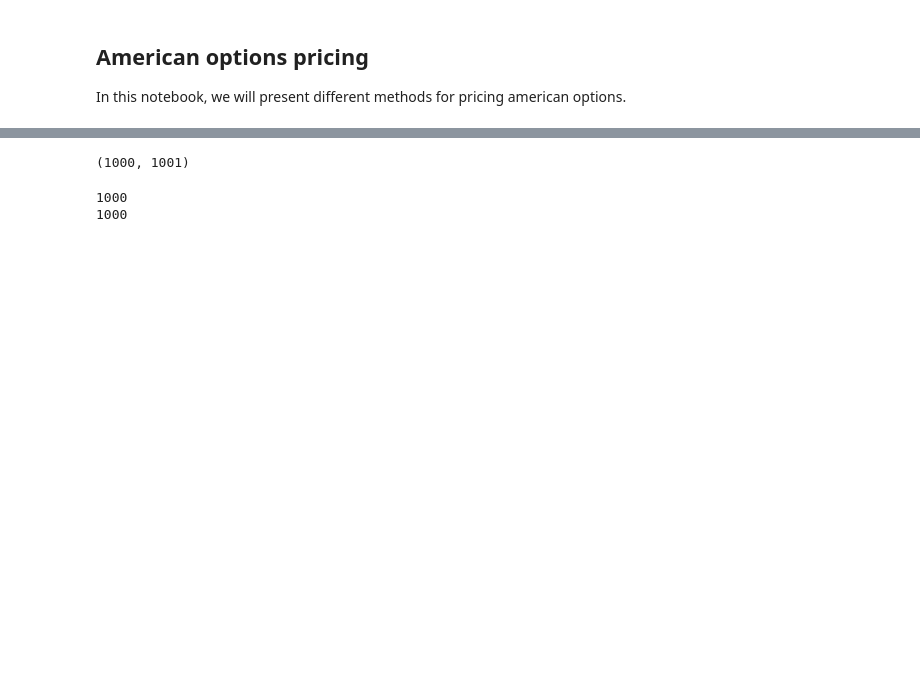
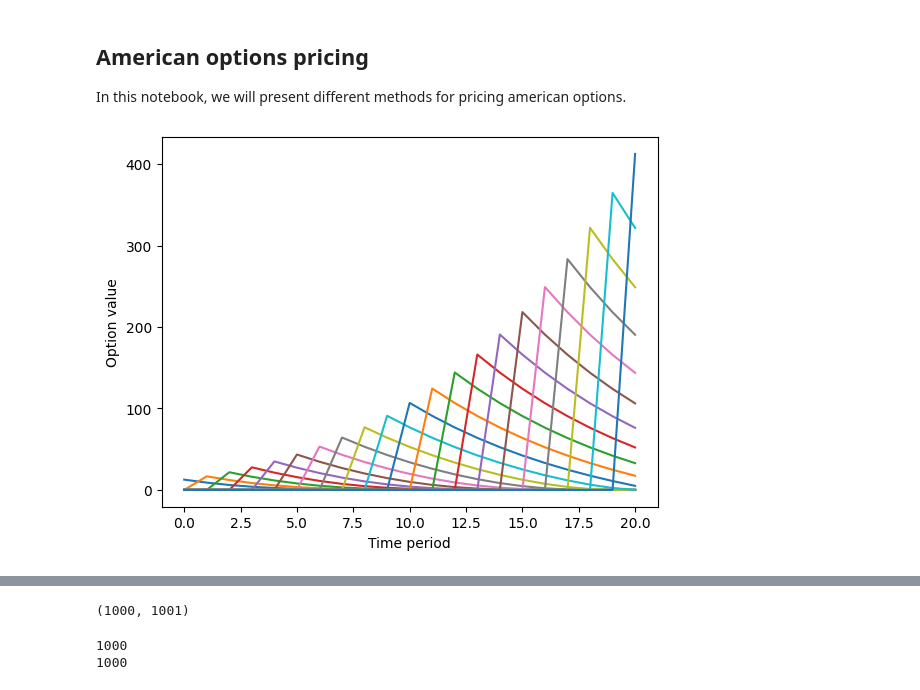
Before and after one commit to Hassen214/American_options, a Jupyter notebook: Code.ipynb, the cells around one changed output, grey strips where cells are left out. Saved outputs shown, nothing was run; the diff lists cells and outputs as text; code cells hidden in the pictures; blank space fills up the shorter version.

```diff
--- a/Code.ipynb
+++ b/Code.ipynb
@@ -23,3 +23,49 @@ class AmericanOptions:
             S.append(S_next)
 
         return np.array(S)  # Convert list to numpy array
+# %%
+import numpy as np
+import matplotlib.pyplot as plt
+
+def binomial_option_values(S, X, r, T, N, sigma, option_type):
+    """
+    S: current price of the underlying asset
+    X: exercise price of the option
+    r: risk-free interest rate
+    T: time to expiration of the option (in years)
+    N: number of time periods in the binomial model
+    option_type: "call" or "put"
+    """
+    dt = T/N
+    u = np.exp(sigma * np.sqrt(dt))
+    d = 1/u
+    p = (np.exp(r*dt) - d)/(u - d)
+    values = np.zeros((N+1, N+1))
+
+    for j in range(N+1):
+        values[N][j] = max(0, (S*u**j*d**(N-j) - X))
+
+    for i in range(N-1, -1, -1):
+        for j in range(i+1):
+            values[i][j] = np.exp(-r*dt)*(p*values[i+1][j+1] + (1-p)*values[i+1][j])
+
+    return values
+
+# Example usage:
+S = 50
+X = 45
+r = 0.05
+T = 0.5
+N = 20
+sigma = 0.7
+option_type = "call"
+
+option_values = binomial_option_values(S, X, r, T, N, sigma, option_type)
+
+# Plot the option values over time
+plt.plot(option_values)
+plt.xlabel("Time period")
+plt.ylabel("Option value")
+plt.show()
+# %% [output]
+[figure, added]
```
Also changed, not shown: parts of 13 cells of this notebook, 4 other files.
